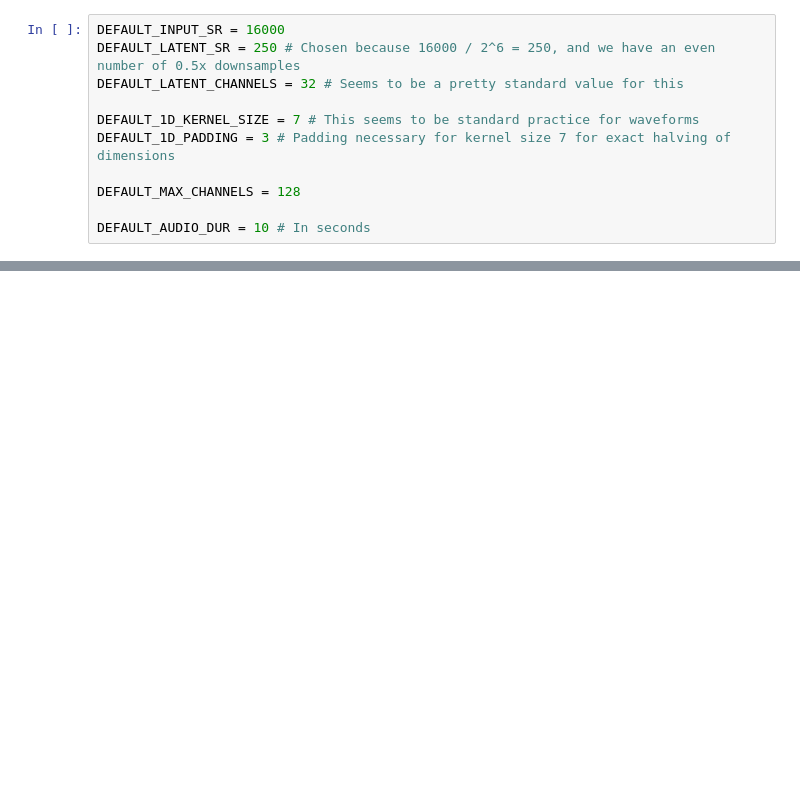
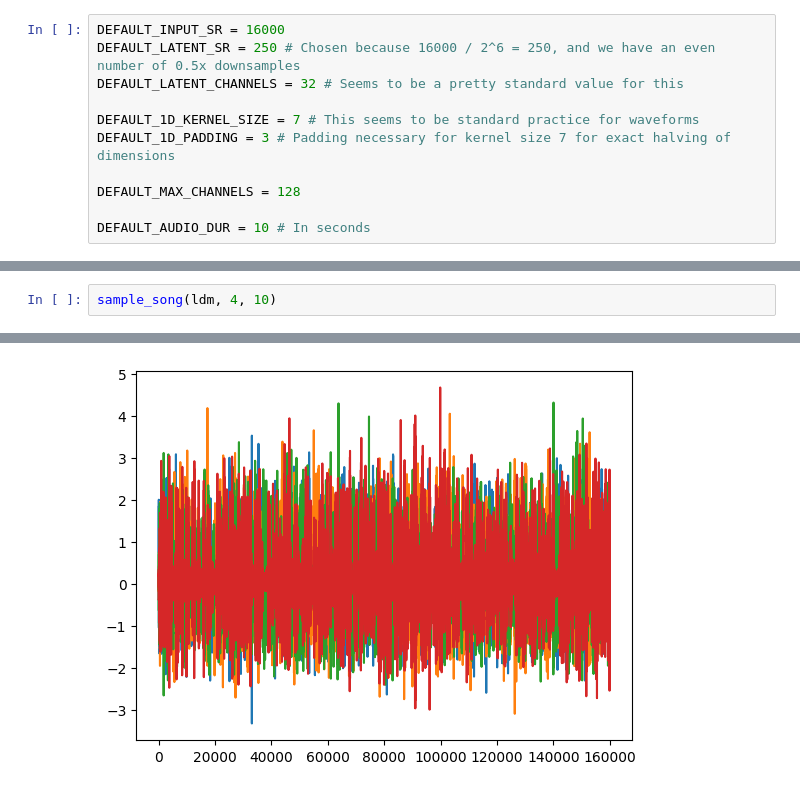
Before and after one commit to benjxia/LDMG, a Jupyter notebook: test.ipynb, the cells around one changed output, grey strips where cells are left out. Cells and saved outputs as stored; diff of their text form; blank space fills up the shorter version.

```diff
--- a/test.ipynb
+++ b/test.ipynb
@@ -654,0 +965,3 @@ def sample_song(count, dur=DEFAULT_AUDIO_DUR):
+# %%
+sample_song(ldm, 4, 10)
+# %% [output]
@@ -655 +972,2 @@ def sample_song(count, dur=DEFAULT_AUDIO_DUR):
+[figure, added]
 # %%
```
Also changed, not shown: parts of 31 cells of this notebook, 8 other files.
